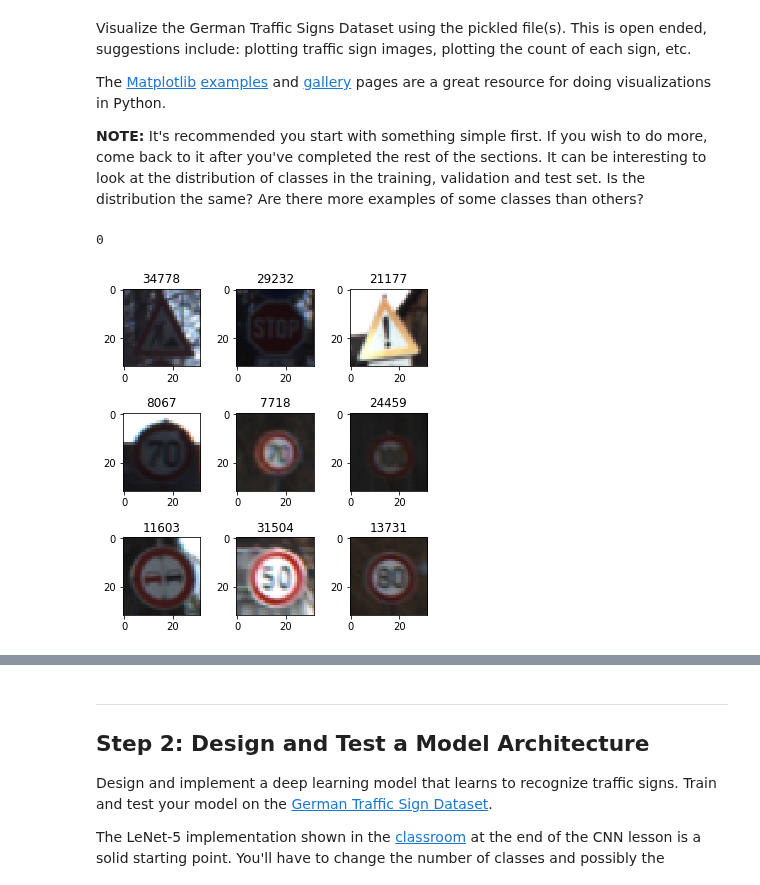
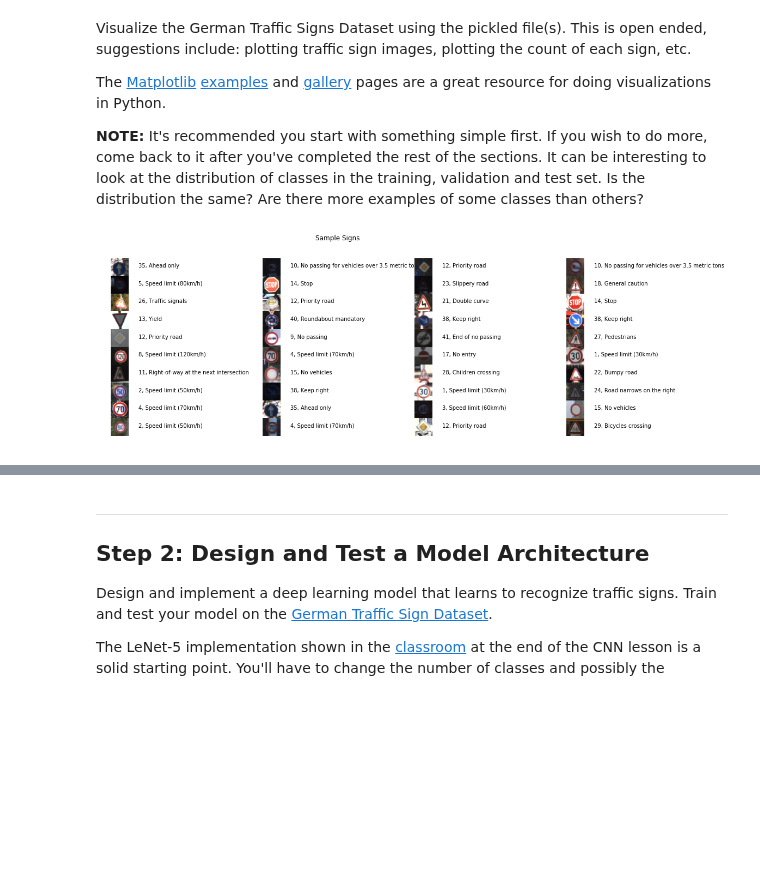
Before and after one commit to sandyleo26/CarND-Traffic-Sign-Classifier-Project, a Jupyter notebook: Traffic_Sign_Classifier.ipynb, the cells around one changed output, grey strips where cells are left out. Saved outputs shown, nothing was run; the diff lists cells and outputs as text; code cells hidden in the pictures; blank space fills up the shorter version.

```diff
--- a/Traffic_Sign_Classifier.ipynb
+++ b/Traffic_Sign_Classifier.ipynb
@@ -80,8 +82,11 @@ image_shape = X_train.shape[1:3]
 
 # TODO: How many unique classes/labels there are in the dataset.
 import csv
+signdict = {}
 with open('signnames.csv') as csvfile:
     rows = list(csv.reader(csvfile))
+    for i in range(1, len(rows), 1):
+        signdict[rows[i][0]] = rows[i][1]
 n_classes = len(rows) - 1
 
 print("Number of training examples =", n_train)
@@ -109,18 +114,19 @@ import matplotlib.pyplot as plt
 %matplotlib inline
 import random
 # %%
-
-print(y_train[10001])
-indexes = random.sample(range(len(X_train)), 9)
-fig, axes = plt.subplots(3, 3, figsize=(6, 6))
-fig.subplots_adjust(hspace=0.6, wspace=0.05)
-
+# plot sample signs
+indexes = random.sample(range(len(X_train)), 40)
+fig, axes = plt.subplots(10, 4, figsize=(20,6))
+fig.suptitle('Sample Signs')
 for index, ax in zip(indexes, axes.flat):
     image = X_train[index].squeeze()
     ax.imshow(image)
-    ax.set_title(index)
+    #ax.set_title(index)
+    ax.set_axis_off()
+    text = '{}, {}'.format(y_train[index], signdict[str(y_train[index])])
+    ax.text(s=text, x=50, y=16)
 
+fig.subplots_adjust(wspace=0, hspace=0)
 plt.show()
 # %% [output]
-0
-[figure, old version]
+[figure, new version]
```
Also changed, not shown: parts of 21 cells of this notebook.
